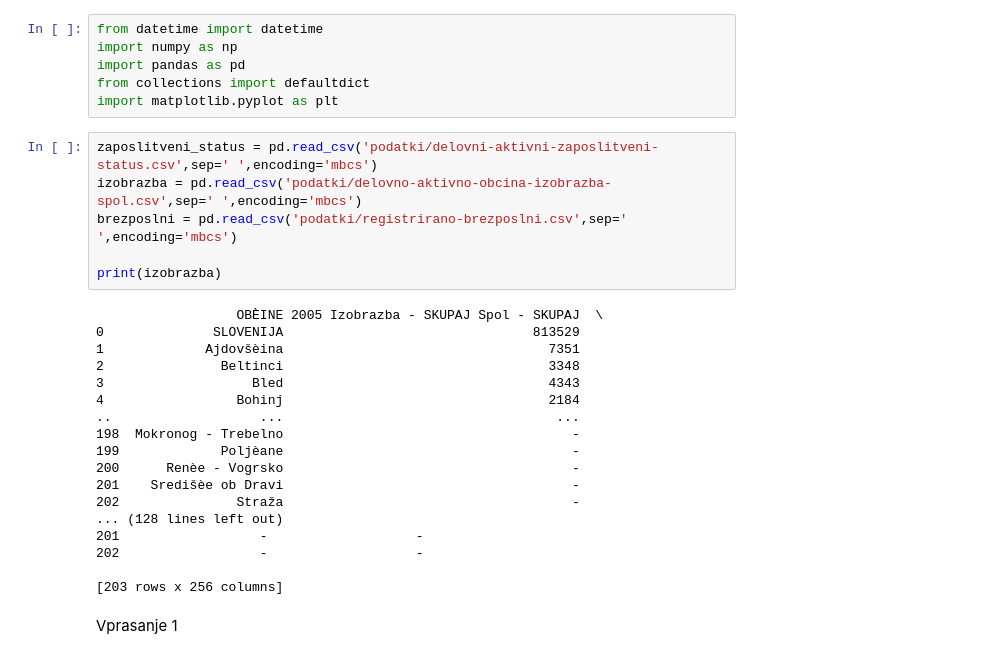
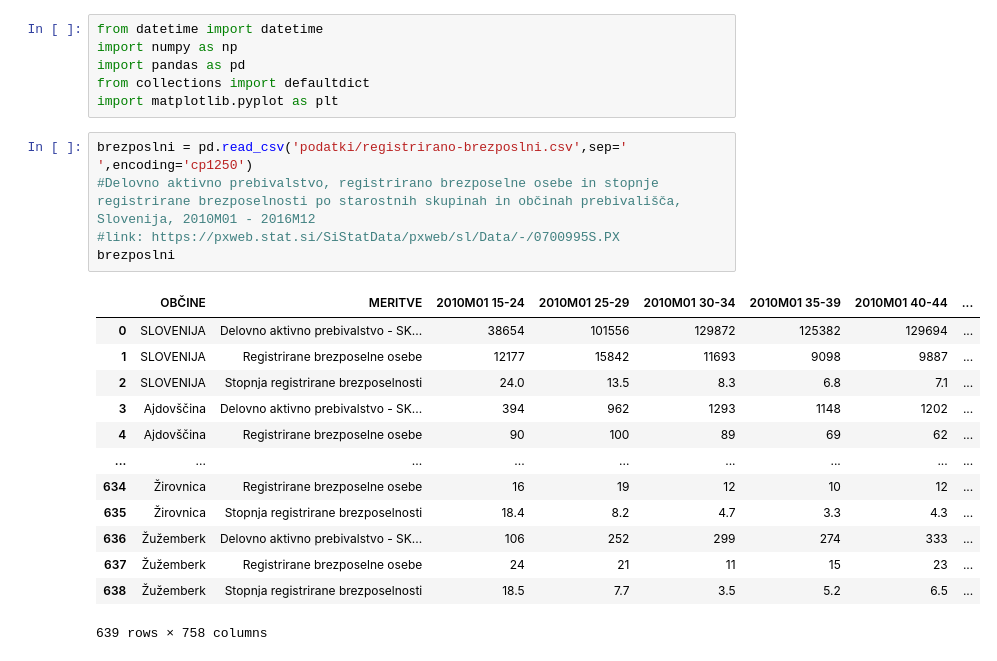
Before and after one commit to ShiftIsLost/PR-seminarska, a Jupyter notebook: IZOBRAZBA V SLOVENIJI.ipynb, the cells around one changed output. Saved outputs shown, nothing was run; the diff lists cells and outputs as text.

```diff
--- a/IZOBRAZBA V SLOVENIJI.ipynb
+++ b/IZOBRAZBA V SLOVENIJI.ipynb
@@ -9,28 +9,21 @@ import pandas as pd
 from collections import defaultdict
 import matplotlib.pyplot as plt
 # %%
-zaposlitveni_status = pd.read_csv('podatki/delovni-aktivni-zaposlitveni-status.csv',sep=' ',encoding='mbcs')
-izobrazba = pd.read_csv('podatki/delovno-aktivno-obcina-izobrazba-spol.csv',sep=' ',encoding='mbcs')
-brezposlni = pd.read_csv('podatki/registrirano-brezposlni.csv',sep=' ',encoding='mbcs')
-
-print(izobrazba)
+brezposlni = pd.read_csv('podatki/registrirano-brezposlni.csv',sep=' ',encoding='cp1250')
+#Delovno aktivno prebivalstvo, registrirano brezposelne osebe in stopnje registrirane brezposelnosti po starostnih skupinah in občinah prebivališča, Slovenija, 2010M01 - 2016M12
+#link: https://pxweb.stat.si/SiStatData/pxweb/sl/Data/-/0700995S.PX
+brezposlni
 # %% [output]
+|  | OBČINE | MERITVE | 2010M01 15-24 | 2010M01 25-29 | 2010M01 30-34 | 2010M01 35-39 | 2010M01 40-44 | ... |
+| 0 | SLOVENIJA | Delovno aktivno prebivalstvo - SK... | 38654 | 101556 | 129872 | 125382 | 129694 | ... |
+| 1 | SLOVENIJA | Registrirane brezposelne osebe | 12177 | 15842 | 11693 | 9098 | 9887 | ... |
+| 2 | SLOVENIJA | Stopnja registrirane brezposelnosti | 24.0 | 13.5 | 8.3 | 6.8 | 7.1 | ... |
+| 3 | Ajdovščina | Delovno aktivno prebivalstvo - SK... | 394 | 962 | 1293 | 1148 | 1202 | ... |
+| 4 | Ajdovščina | Registrirane brezposelne osebe | 90 | 100 | 89 | 69 | 62 | ... |
+| ... | ... | ... | ... | ... | ... | ... | ... | ... |
+| 634 | Žirovnica | Registrirane brezposelne osebe | 16 | 19 | 12 | 10 | 12 | ... |
+| 635 | Žirovnica | Stopnja registrirane brezposelnosti | 18.4 | 8.2 | 4.7 | 3.3 | 4.3 | ... |
+| 636 | Žužemberk | Delovno aktivno prebivalstvo - SK... | 106 | 252 | 299 | 274 | 333 | ... |
+| 637 | Žužemberk | Registrirane brezposelne osebe | 24 | 21 | 11 | 15 | 23 | ... |
+| 638 | Žužemberk | Stopnja registrirane brezposelnosti | 18.5 | 7.7 | 3.5 | 5.2 | 6.5 | ... |
-                  OBÈINE 2005 Izobrazba - SKUPAJ Spol - SKUPAJ  \
-0              SLOVENIJA                                813529
-1             Ajdovšèina                                  7351
-2               Beltinci                                  3348
-3                   Bled                                  4343
-4                 Bohinj                                  2184
-..                   ...                                   ...
-198  Mokronog - Trebelno                                     -
-199             Poljèane                                     -
-200      Renèe - Vogrsko                                     -
-201    Središèe ob Dravi                                     -
-202               Straža                                     -
-... (128 lines left out)
-201                  -                   -
-202                  -                   -
-
-[203 rows x 256 columns]
+639 rows × 758 columns
-# %% [markdown]
-Vprasanje 1
```
Also changed, not shown: parts of 9 cells of this notebook, 4 other files.
